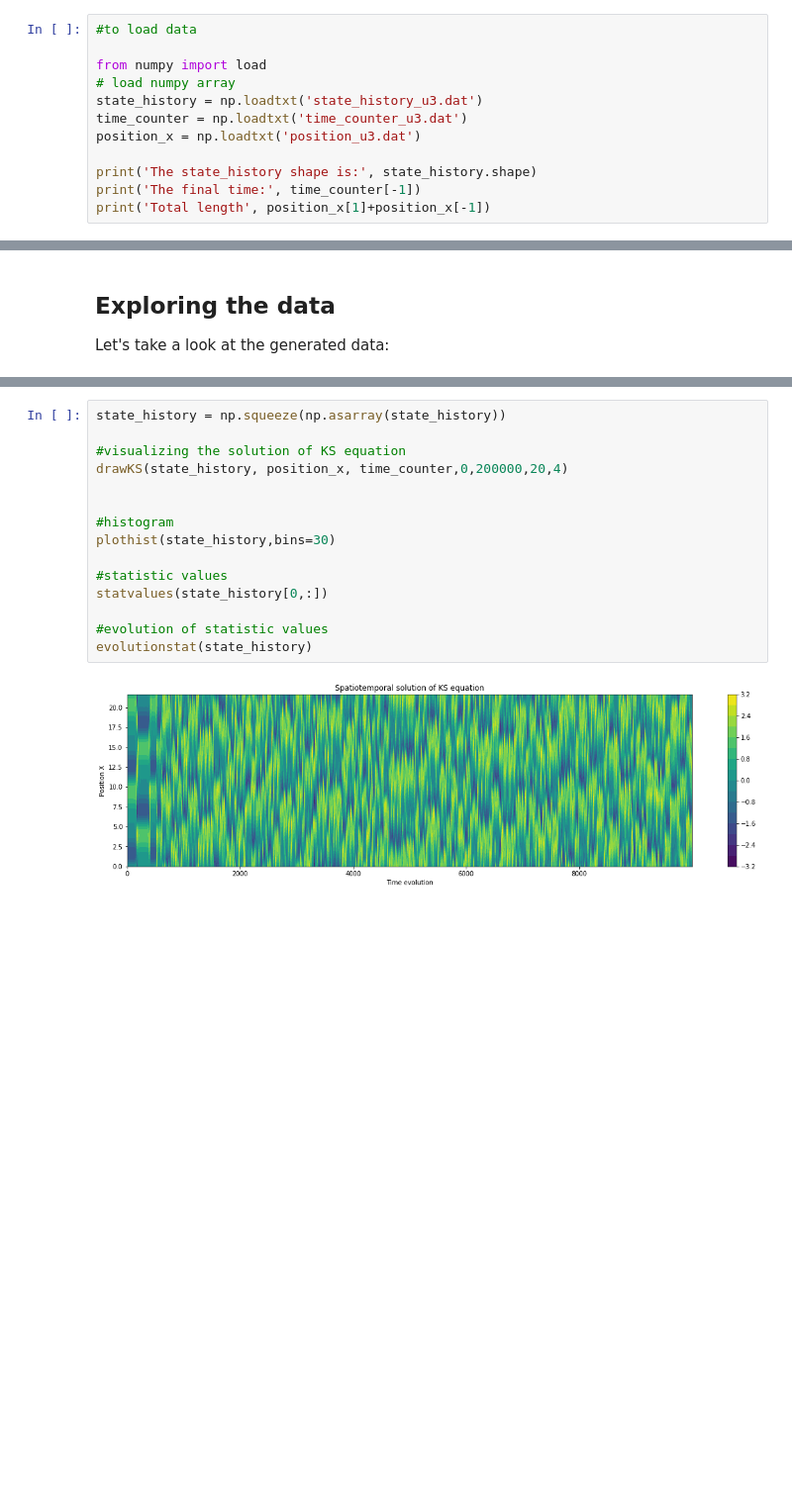
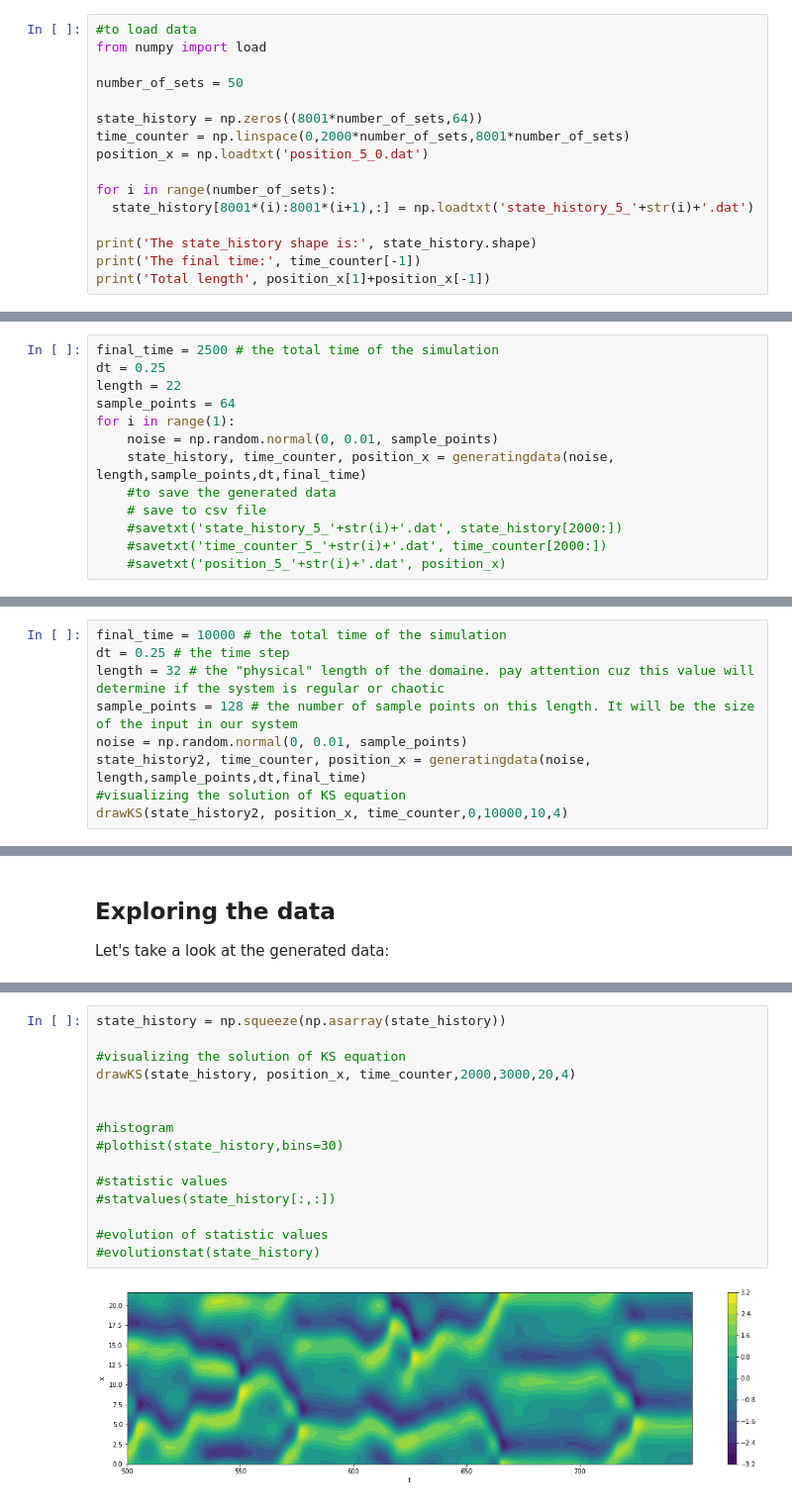
Before and after one commit to calladogt/Deep-learning-to-the-modeling-of-chaotic-dynamics-systems, a Jupyter notebook: Simulators/ks-simulator/Data generator.ipynb, the cells around one changed output, grey strips where cells are left out. Shown at 99% size. Drawn from its saved outputs; the diff is of its cells as text; blank space fills up the shorter version.

```diff
--- a/Simulators/ks-simulator/Data generator.ipynb
+++ b/Simulators/ks-simulator/Data generator.ipynb
@@ -210,11 +211,15 @@ C:\Users\Callado\Documents\GitHub\Research-internship\Simulators\ks-simulator\da
 # %%
 #to load data
+from numpy import load
 
-from numpy import load
-# load numpy array
-state_history = np.loadtxt('state_history_u3.dat')
-time_counter = np.loadtxt('time_counter_u3.dat')
-position_x = np.loadtxt('position_u3.dat')
+number_of_sets = 50
+
+state_history = np.zeros((8001*number_of_sets,64))
+time_counter = np.linspace(0,2000*number_of_sets,8001*number_of_sets)
+position_x = np.loadtxt('position_5_0.dat')
+
+for i in range(number_of_sets):
+  state_history[8001*(i):8001*(i+1),:] = np.loadtxt('state_history_5_'+str(i)+'.dat')
 
 print('The state_history shape is:', state_history.shape)
 print('The final time:', time_counter[-1])
@@ -256,0 +259,13 @@ for i in range(4):
+# %%
+final_time = 2500 # the total time of the simulation
+dt = 0.25
+length = 22
+sample_points = 64
+for i in range(1):
+    noise = np.random.normal(0, 0.01, sample_points)
+    state_history, time_counter, position_x = generatingdata(noise, length,sample_points,dt,final_time)
+    #to save the generated data
+    # save to csv file
+    #savetxt('state_history_5_'+str(i)+'.dat', state_history[2000:])
+    #savetxt('time_counter_5_'+str(i)+'.dat', time_counter[2000:])
+    #savetxt('position_5_'+str(i)+'.dat', position_x)
@@ -256,0 +302,9 @@ for i in range(4):
+# %%
+final_time = 10000 # the total time of the simulation
+dt = 0.25 # the time step
+length = 32 # the "physical" length of the domaine. pay attention cuz this value will determine if the system is regular or chaotic
+sample_points = 128 # the number of sample points on this length. It will be the size of the input in our system
+noise = np.random.normal(0, 0.01, sample_points)
+state_history2, time_counter, position_x = generatingdata(noise, length,sample_points,dt,final_time)
+#visualizing the solution of KS equation
+drawKS(state_history2, position_x, time_counter,0,10000,10,4)
@@ -260,17 +328,17 @@ Let's take a look at the generated data:
 # %%
 state_history = np.squeeze(np.asarray(state_history))
 
 #visualizing the solution of KS equation
-drawKS(state_history, position_x, time_counter,0,200000,20,4)
+drawKS(state_history, position_x, time_counter,2000,3000,20,4)
 
 
 #histogram
-plothist(state_history,bins=30)
+#plothist(state_history,bins=30)
 
 #statistic values
-statvalues(state_history[0,:])
+#statvalues(state_history[:,:])
 
 #evolution of statistic values
-evolutionstat(state_history)
+#evolutionstat(state_history)
 # %% [output]
-[figure, old version]
+[figure, new version]
```
Also changed, not shown: parts of 44 cells of this notebook, 21 other files.
